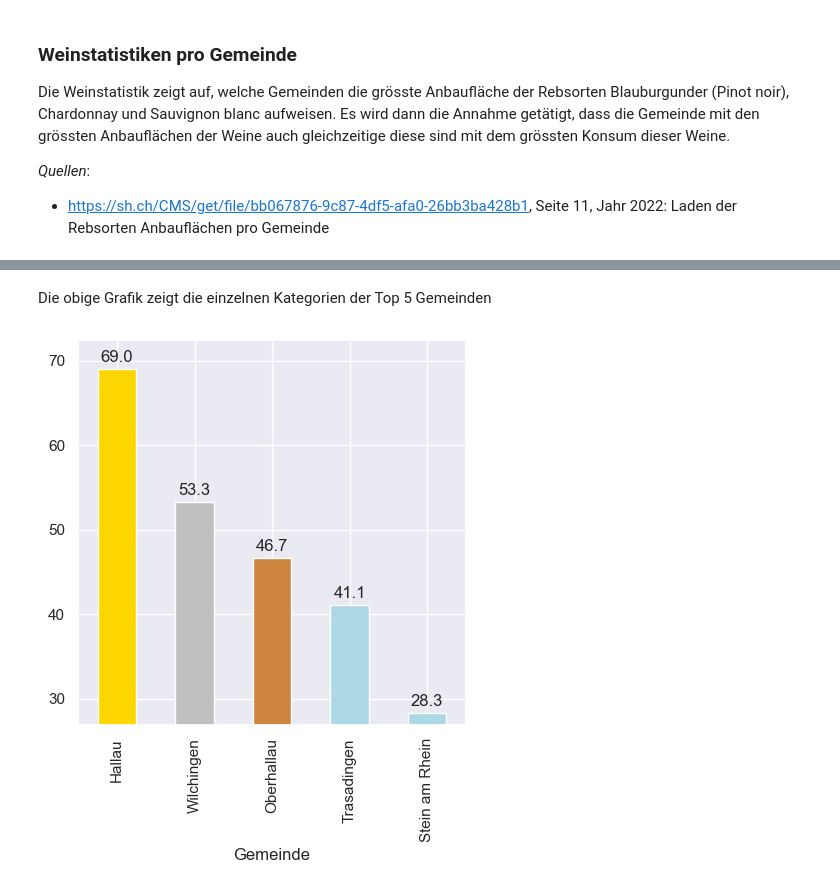
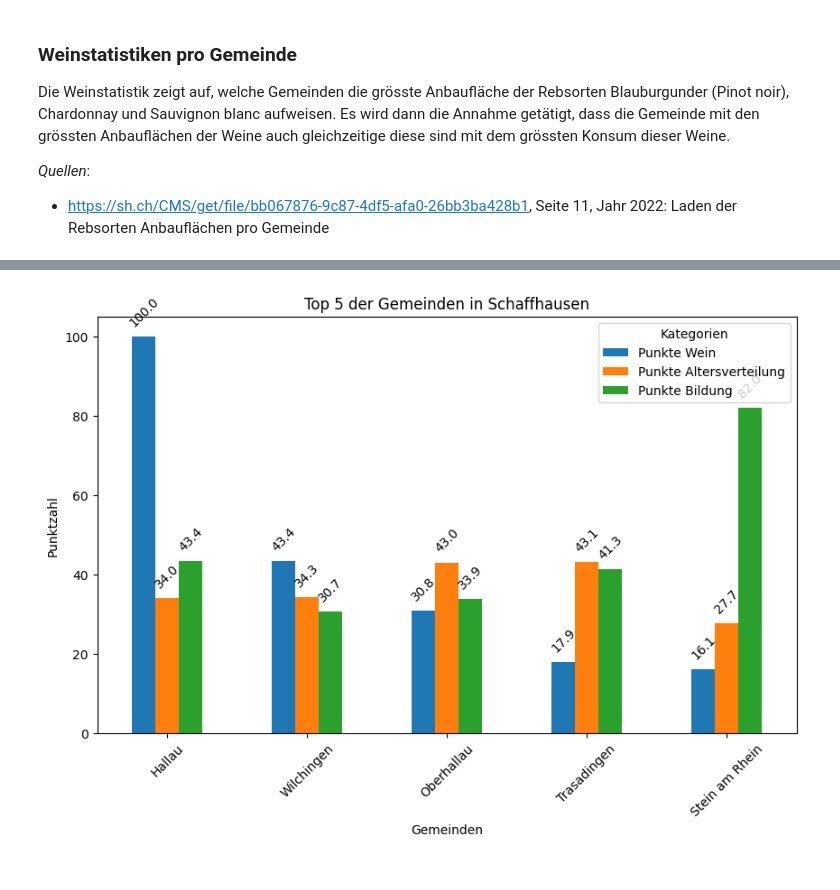
Before and after one commit to janzimmermann1/dawr-assessment-1, a Jupyter notebook: Assignment1.ipynb, the cells around one changed output, grey strips where cells are left out. Saved outputs shown, nothing was run; the diff lists cells and outputs as text; code cells hidden in the pictures.

```diff
--- a/Assignment1.ipynb
+++ b/Assignment1.ipynb
@@ -220,7 +214,7 @@ df_bildung_calc = df_bildung.copy().iloc[:, [0]]
 for col in df_bildung.columns[1:4]:
     min_value = df_bildung[col].min()
     max_value = df_bildung[col].max()
-    df_bildung_calc[f'Normalized {col}'] = ((df_bildung[col] - min_value) / (max_value - min_value)) * 100
+    df_bildung_calc[f'Normalized {col}'] = 100 - ((df_bildung[col] - min_value) / (max_value - min_value)) * 100
 
 # Berechne die Anzahl Punkte pro Gemeinde mit der Gewichtung 2012 = 10%, 2014 = 30% und 2016 = 60%
 df_bildung_calc['Punkte Bildung'] = (df_bildung_calc['Normalized 2012 pro Einwohner (CHF)'] * 0.1 + df_bildung_calc['Normalized 2014 pro Einwohner (CHF)'] * 0.3 + df_bildung_calc['Normalized 2016 pro Einwohner (CHF)'] * 0.6)
@@ -257,8 +253,6 @@ Gemeinde mit der besten Einwohnerverteilung, welche Wein trinken dürfen, der gr
 # %%
-# Zusammenführen der drei finalen DataFrames
-df_final = pd.merge(pd.merge(df_main_final, df_wein_final, on='Gemeinde', how='inner'), df_bildung_final, on='Gemeinde', how='inner')
+# Zusammenführen der drei DataFrames der Ranglisten
+sortBy = 'Punkte Wein'
 
-# Berechnung der Gesamtpunktzahl
-df_final['Punkte Gesamt'] = (df_final['Punkte Altersverteilung'] + df_final['Punkte Wein'] + df_final['Punkte Bildung']) / 3
-
-df_final = df_final.sort_values(by='Punkte Gesamt', ascending=False)
+df_all_rankings = pd.merge(pd.merge(df_wein_final, df_main_final, on='Gemeinde', how='inner'), df_bildung_final, on='Gemeinde', how='inner'
+                    ).sort_values(by=sortBy, ascending=False)
@@ -282,13 +259,4 @@ plt.show()
-# %% [markdown]
-Die obige Grafik zeigt die einzelnen Kategorien der Top 5 Gemeinden
-# %%
-df_final_graph_min_value = df_final.head()['Punkte Gesamt'].min() * 0.95
-plt.rcParams['figure.figsize'] = [5, 5]
-colors = ['gold', 'silver', 'peru', 'lightblue', 'lightblue']
-df_final_graph = df_final.head().plot.bar(x='Gemeinde', y='Punkte Gesamt', color=colors, legend=False)
-df_final_graph.set_ylim(df_final_graph_min_value, None)
-for i, v in enumerate(df_final.head()['Punkte Gesamt']):
-    df_final_graph.text(i, v + 0.5, str(round(v, 1)), ha='center', va='bottom')
-plt.show()
-# %% [output]
-[figure, removed]
+# %%
+showBarDiagramWithValues(df_all_rankings.head(), 'Top 5 der Gemeinden in Schaffhausen', 0)
+# %% [output]
+[figure, added]
```
Also changed, not shown: parts of 18 cells of this notebook.
